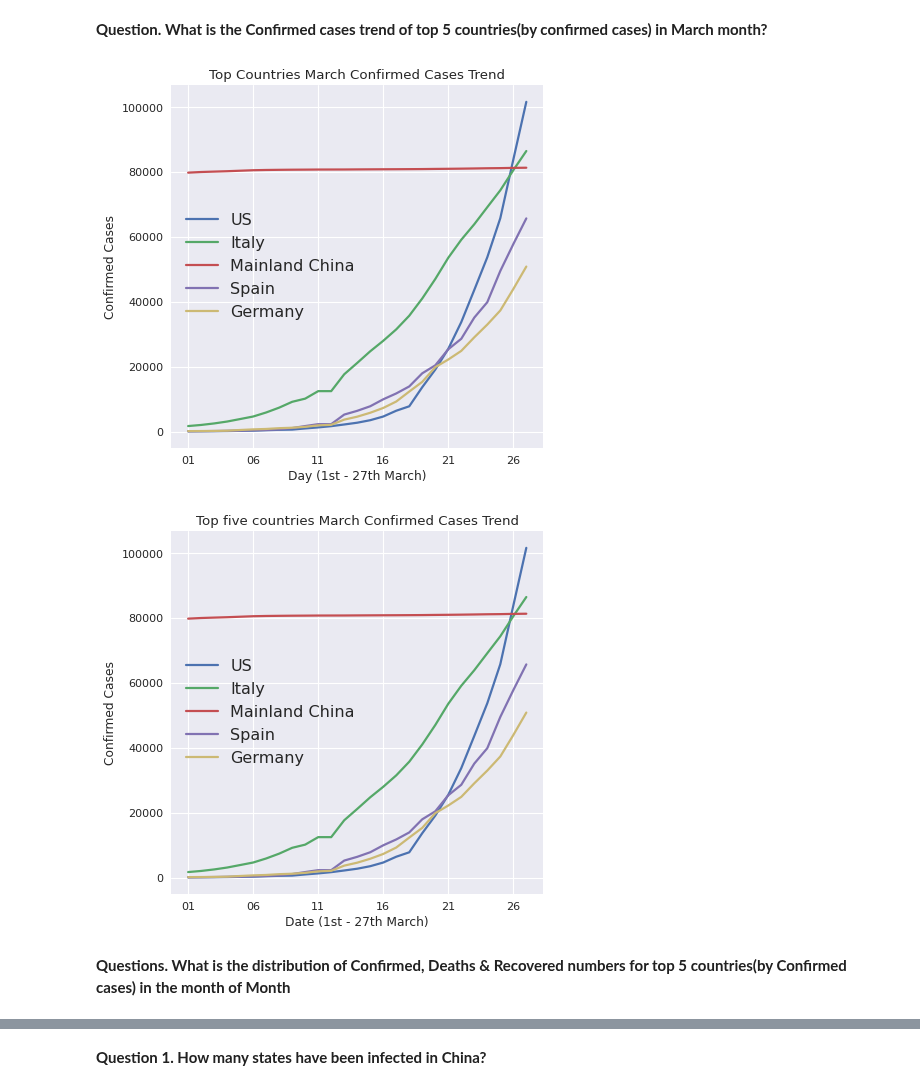
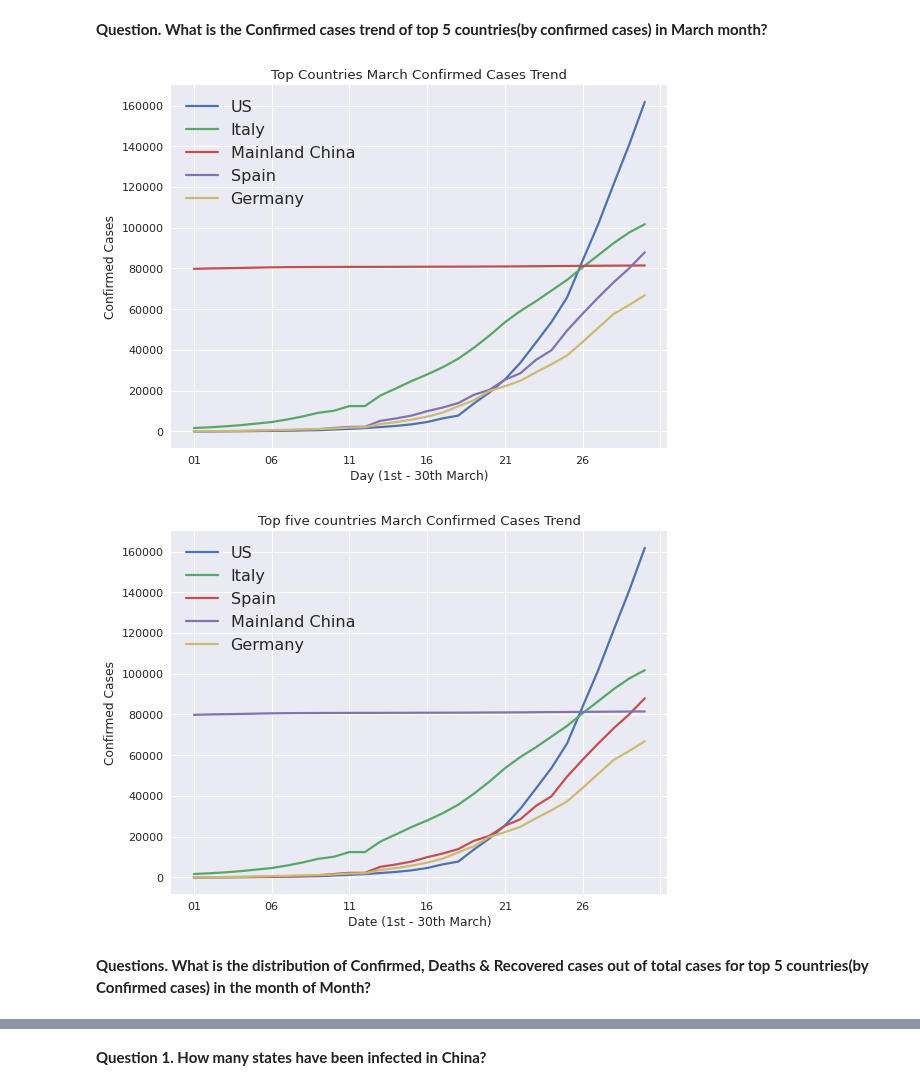
Before and after one commit to pardeep-singh/ml_classroom, a Jupyter notebook: eda/covid19.ipynb, the cells around one changed output, grey strips where cells are left out. Cells and saved outputs as stored; diff of their text form; code cells hidden in the pictures.

```diff
--- a/eda/covid19.ipynb
+++ b/eda/covid19.ipynb
@@ -319,7 +320,7 @@ covid19_df[covid19_df['ObservationDate'] == covid19_df['ObservationDate'].max()]
 # %%
 # Matplot lib better defaults
 plt.style.use('seaborn')
-plt.rcParams['figure.figsize'] = [6, 6]
+plt.rcParams['figure.figsize'] = [8, 6]
 plt.rcParams['figure.dpi'] = 80
 plt.rcParams['savefig.dpi'] = 100
 plt.rcParams['lines.linewidth'] = 2.0
@@ -382,33 +383,33 @@ march_data[march_data['Country'] == 'US']\
     .sum()['Confirmed'].plot(label='US')
 
 # Plot Italy Confirmed Cases Trend
 march_data[march_data['Country'] == 'Italy']\
     [['Day', 'Confirmed']]\
     .groupby('Day')\
     .sum()['Confirmed'].plot(label='Italy')
 
 # Plot China Confirmed Cases Trend
 march_data[march_data['Country'] == 'Mainland China']\
     [['Day', 'Confirmed']]\
     .groupby('Day')\
     .sum()['Confirmed'].plot(label='Mainland China')
 
 # Plot Spain Confirmed Cases Trend
 march_data[march_data['Country'] == 'Spain']\
     [['Day', 'Confirmed']]\
     .groupby('Day')\
     .sum()['Confirmed'].plot(label='Spain')
 
 # Plot Germany Confirmed Cases Trend
 march_data[march_data['Country'] == 'Germany']\
     [['Day', 'Confirmed']]\
     .groupby('Day')\
     .sum()['Confirmed'].plot(label='Germany')
 
 plt.title('Top Countries March Confirmed Cases Trend')
-plt.xlabel('Day (1st - 27th March)')
+plt.xlabel('Day (1st - 30th March)')
 plt.ylabel('Confirmed Cases')
 plt.legend(loc='middle');
 # %% [output]
-[figure, old version]
+[figure, new version]
 # %%
@@ -426,13 +426,13 @@ for country in top5_countries:
         .plot(label=country)
 
 plt.title('Top five countries March Confirmed Cases Trend')
-plt.xlabel('Date (1st - 27th March)')
+plt.xlabel('Date (1st - 30th March)')
 plt.ylabel('Confirmed Cases')
 plt.legend(loc='middle');
 # %% [output]
-[figure, old version]
+[figure, new version]
 # %% [markdown]
-**Questions. What is the distribution of Confirmed, Deaths & Recovered numbers for top 5 countries(by Confirmed cases) in the month of Month**
+**Questions. What is the distribution of Confirmed, Deaths & Recovered cases out of total cases for top 5 countries(by Confirmed cases) in the month of Month?**
 # %%
 top5_countries_grouped_data = march_data[
     march_data['Day'] == march_data['Day'].max()]\
```
Also changed, not shown: parts of 37 cells of this notebook, 2 other files.
